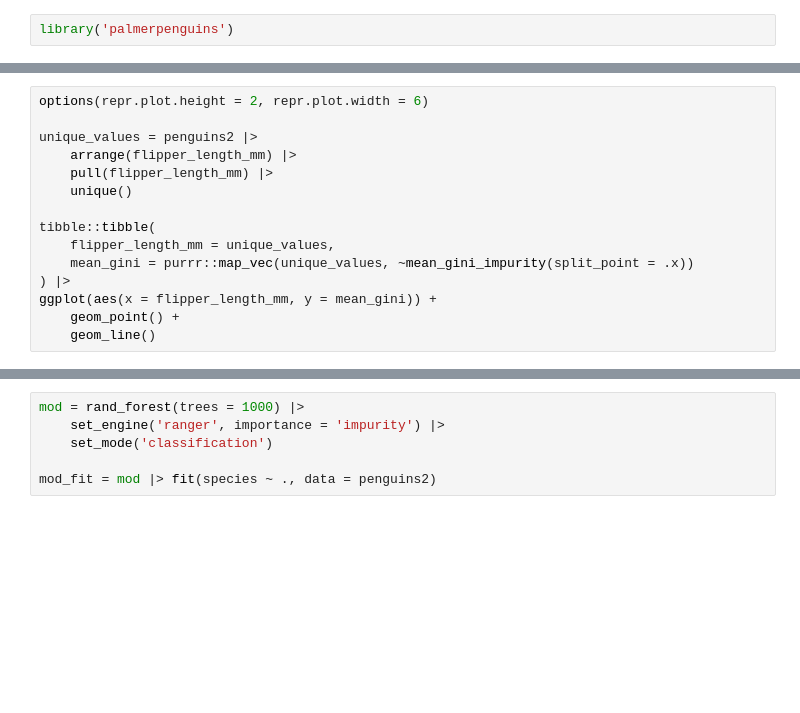
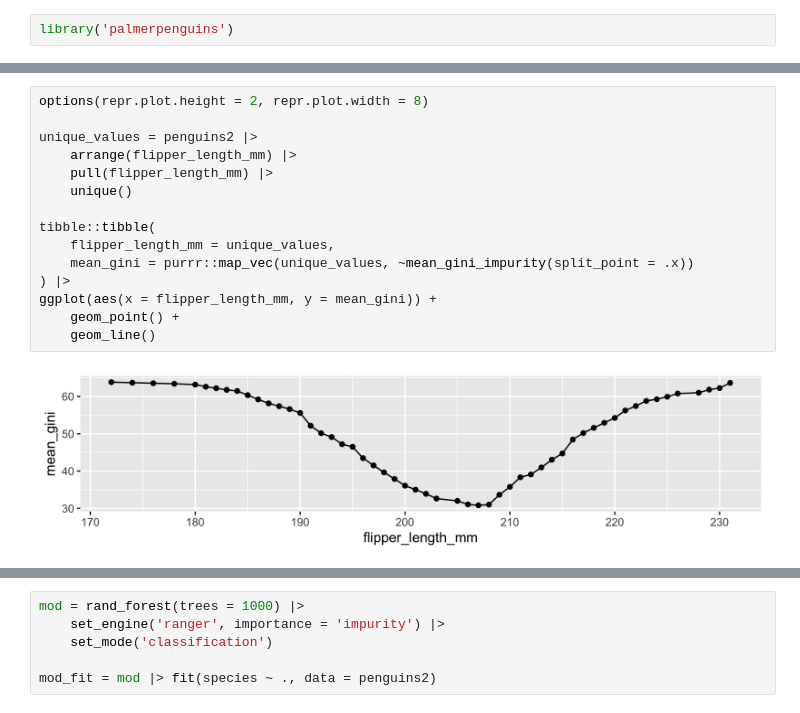
Before and after one commit to UNC-DATA-730/lecture-notebooks, a Jupyter notebook: 10-decision-trees/lectures/live-session.ipynb, the cells around one changed output, grey strips where cells are left out. Cells and saved outputs as stored; diff of their text form; blank space fills up the shorter version.

```diff
--- a/10-decision-trees/lectures/live-session.ipynb
+++ b/10-decision-trees/lectures/live-session.ipynb
@@ -63,18 +173,20 @@ gini_impurity(penguins2 |> pull(species))
 # %%
-options(repr.plot.height = 2, repr.plot.width = 6)
+options(repr.plot.height = 2, repr.plot.width = 8)
 
 unique_values = penguins2 |>
     arrange(flipper_length_mm) |>
     pull(flipper_length_mm) |>
     unique()
 
 tibble::tibble(
     flipper_length_mm = unique_values,
     mean_gini = purrr::map_vec(unique_values, ~mean_gini_impurity(split_point = .x))
 ) |>
 ggplot(aes(x = flipper_length_mm, y = mean_gini)) +
     geom_point() +
     geom_line()
+# %% [output]
+[figure, added]
 # %%
 # decrease in gini impurity
 gini_impurity(penguins2 |> pull(species)) - mean_gini_impurity(207, penguins2)
```
Also changed, not shown: parts of 23 cells of this notebook.
